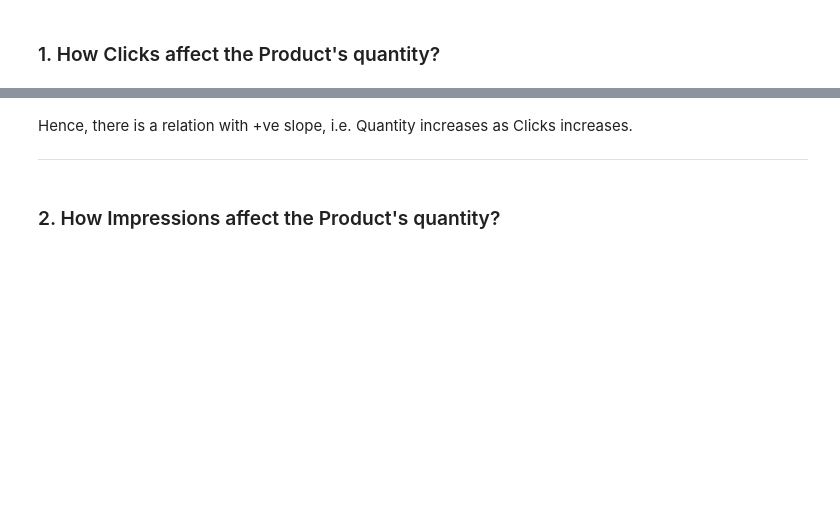
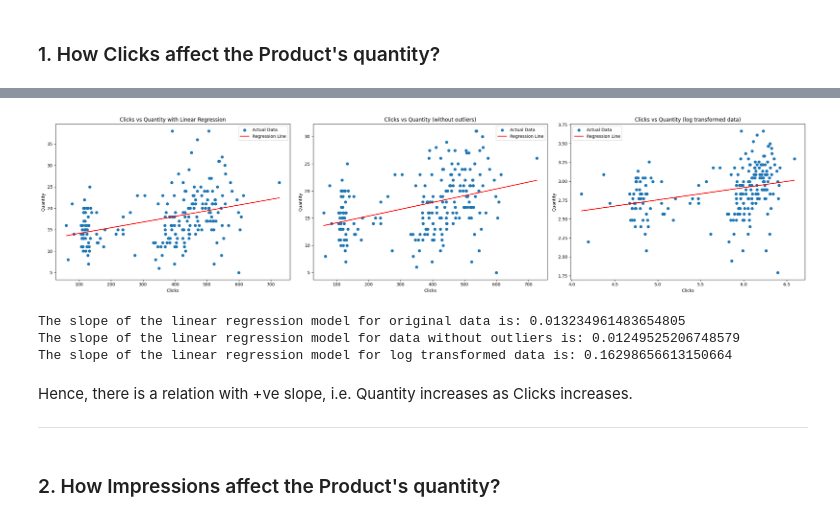
Before and after one commit to thejatingupta7/Demand_Forecasting_for_E_commerce, a Jupyter notebook: notebook_week1.ipynb, the cells around one changed output, grey strips where cells are left out. Saved outputs shown, nothing was run; the diff lists cells and outputs as text; code cells hidden in the pictures; blank space fills up the shorter version.

```diff
--- a/notebook_week1.ipynb
+++ b/notebook_week1.ipynb
@@ -281,3 +216,70 @@ The slope of the linear regression model is: 3.2186587601137284
+# %%
+import matplotlib.pyplot as plt
+from sklearn.linear_model import LinearRegression
+
+# Original data
+x = df["Clicks"].values.reshape(-1, 1)
+y = df["Quantity"].values
+
+model = LinearRegression()
+model.fit(x, y)
+y_pred = model.predict(x)
+slope_original = model.coef_[0]
+
+# Data without outliers
+x_without_outliers = df_without_outlier["Clicks"].values.reshape(-1, 1)
+y_without_outliers = df_without_outlier["Quantity"].values
+
+model.fit(x_without_outliers, y_without_outliers)
+y_pred_without_outliers = model.predict(x_without_outliers)
+slope_without_outliers = model.coef_[0]
+
+# Log transformed data
+x_log = df_log["Clicks"].values.reshape(-1, 1)
+y_log = df_log["Quantity"].values
+
+model.fit(x_log, y_log)
+y_pred_log = model.predict(x_log)
+slope_log = model.coef_[0]
+
+# Plotting all three side by side
+fig, axes = plt.subplots(1, 3, figsize=(25, 6))
+
+# Plot for original data
+axes[0].scatter(df['Clicks'], df['Quantity'], label='Actual Data')
+axes[0].plot(df['Clicks'], y_pred, color='red', label='Regression Line')
+axes[0].set_title('Clicks vs Quantity with Linear Regression')
+axes[0].set_xlabel('Clicks')
+axes[0].set_ylabel('Quantity')
+axes[0].legend()
+
+# Plot for data without outliers
+axes[1].scatter(df_without_outlier['Clicks'], df_without_outlier['Quantity'], label='Actual Data')
+axes[1].plot(df_without_outlier['Clicks'], y_pred_without_outliers, color='red', label='Regression Line')
+axes[1].set_title('Clicks vs Quantity (without outliers)')
+axes[1].set_xlabel('Clicks')
+axes[1].set_ylabel('Quantity')
+axes[1].legend()
+
+# Plot for log transformed data
+axes[2].scatter(df_log['Clicks'], df_log['Quantity'], label='Actual Data')
+axes[2].plot(df_log['Clicks'], y_pred_log, color='red', label='Regression Line')
+axes[2].set_title('Clicks vs Quantity (log transformed data)')
+axes[2].set_xlabel('Clicks')
+axes[2].set_ylabel('Quantity')
+axes[2].legend()
+
+plt.tight_layout()
+plt.show()
+
+print(f"The slope of the linear regression model for original data is: {slope_original}")
+print(f"The slope of the linear regression model for data without outliers is: {slope_without_outliers}")
+print(f"The slope of the linear regression model for log transformed data is: {slope_log}")
+# %% [output]
+[figure, added]
+The slope of the linear regression model for original data is: 0.013234961483654805
+The slope of the linear regression model for data without outliers is: 0.01249525206748579
+The slope of the linear regression model for log transformed data is: 0.16298656613150664
 # %% [markdown]
 Hence, there is a relation with +ve slope, i.e. Quantity increases as Clicks increases.
 ***
```
Also changed, not shown: parts of 97 cells of this notebook.
